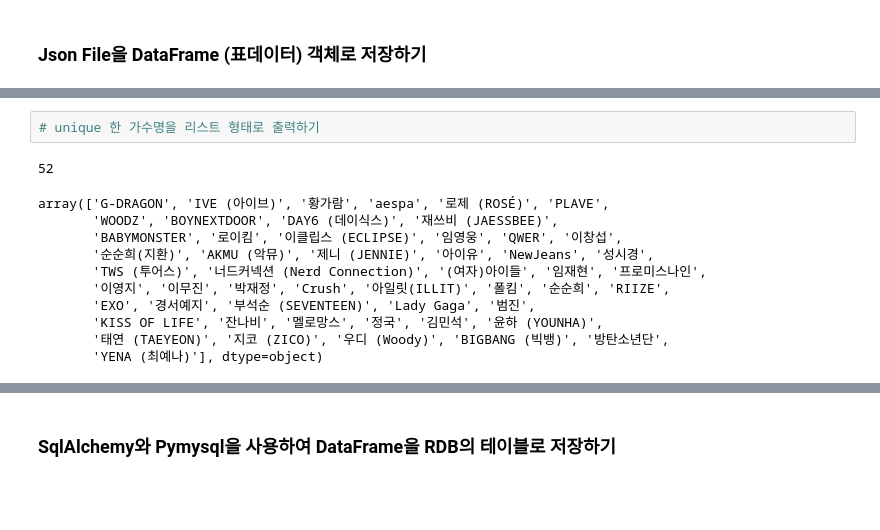
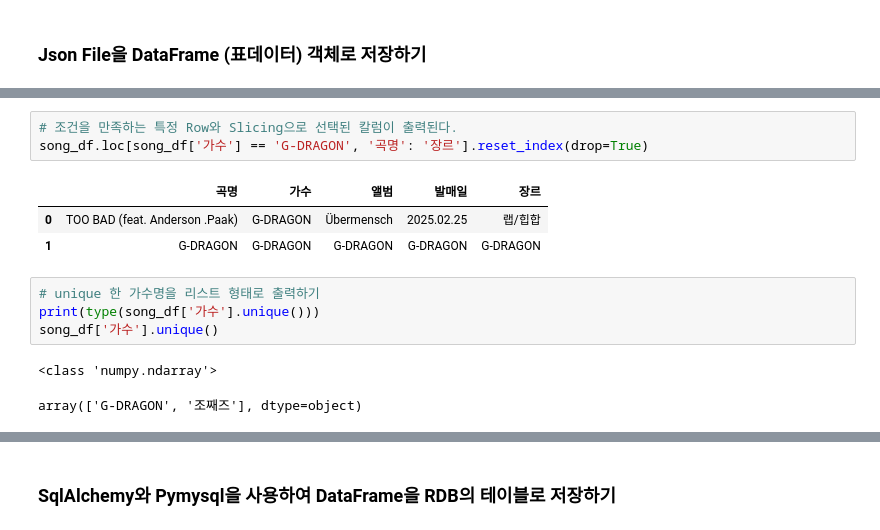
Before and after one commit to intaekim114/Python_Webscraping_Analysis, a Jupyter notebook: 04.Melon100차트_데이터파싱_DB저장.ipynb, the cells around one changed output, grey strips where cells are left out. Cells and saved outputs as stored; diff of their text form; blank space fills up the shorter version.

```diff
--- a/04.Melon100차트_데이터파싱_DB저장.ipynb
+++ b/04.Melon100차트_데이터파싱_DB저장.ipynb
@@ -174,14 +217,14 @@ Name: count, dtype: int64
+# %%
+# 조건을 만족하는 특정 Row와 Slicing으로 선택된 칼럼이 출력된다.
+song_df.loc[song_df['가수'] == 'G-DRAGON', '곡명': '장르'].reset_index(drop=True)
+# %% [output]
+|  | 곡명 | 가수 | 앨범 | 발매일 | 장르 |
+| 0 | TOO BAD (feat. Anderson .Paak) | G-DRAGON | Übermensch | 2025.02.25 | 랩/힙합 |
+| 1 | G-DRAGON | G-DRAGON | G-DRAGON | G-DRAGON | G-DRAGON |
 # %%
 # unique 한 가수명을 리스트 형태로 출력하기
+print(type(song_df['가수'].unique()))
+song_df['가수'].unique()
 # %% [output]
-52
+<class 'numpy.ndarray'>
-array(['G-DRAGON', 'IVE (아이브)', '황가람', 'aespa', '로제 (ROSÉ)', 'PLAVE',
-       'WOODZ', 'BOYNEXTDOOR', 'DAY6 (데이식스)', '재쓰비 (JAESSBEE)',
-       'BABYMONSTER', '로이킴', '이클립스 (ECLIPSE)', '임영웅', 'QWER', '이창섭',
-       '순순희(지환)', 'AKMU (악뮤)', '제니 (JENNIE)', '아이유', 'NewJeans', '성시경',
-       'TWS (투어스)', '너드커넥션 (Nerd Connection)', '(여자)아이들', '임재현', '프로미스나인',
-       '이영지', '이무진', '박재정', 'Crush', '아일릿(ILLIT)', '폴킴', '순순희', 'RIIZE',
-       'EXO', '경서예지', '부석순 (SEVENTEEN)', 'Lady Gaga', '범진',
-       'KISS OF LIFE', '잔나비', '멜로망스', '정국', '김민석', '윤하 (YOUNHA)',
-       '태연 (TAEYEON)', '지코 (ZICO)', '우디 (Woody)', 'BIGBANG (빅뱅)', '방탄소년단',
-       'YENA (최예나)'], dtype=object)
+array(['G-DRAGON', '조째즈'], dtype=object)
```
Also changed, not shown: parts of 13 cells of this notebook, 1 other file.
